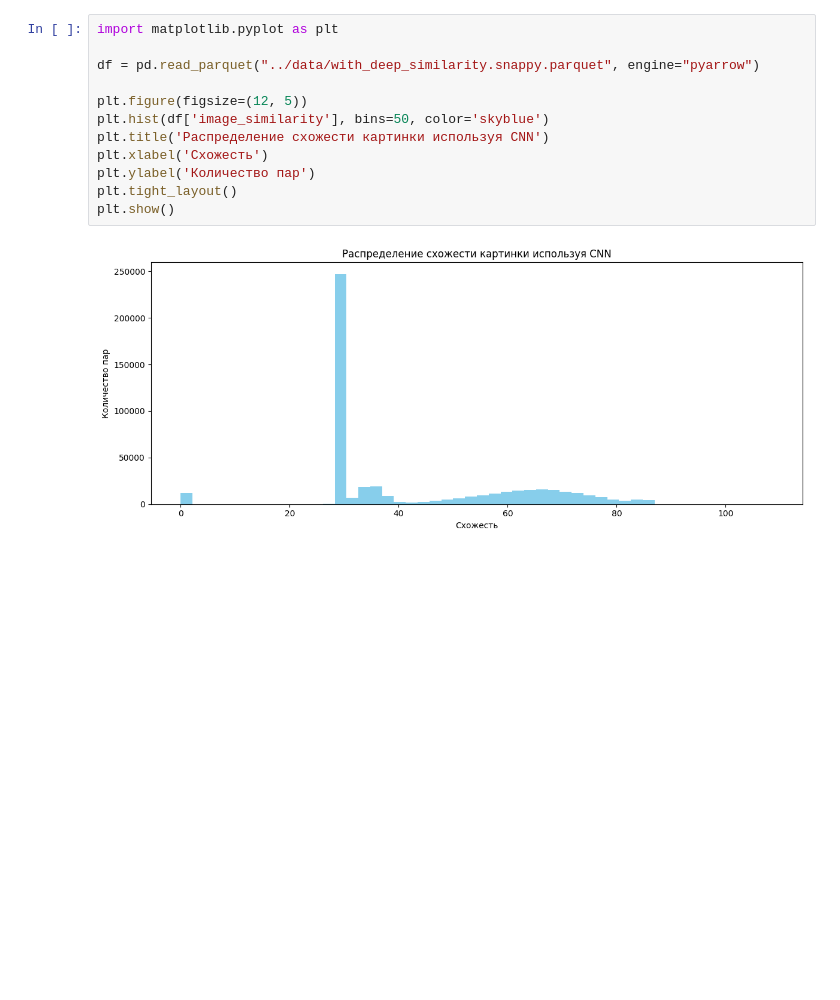
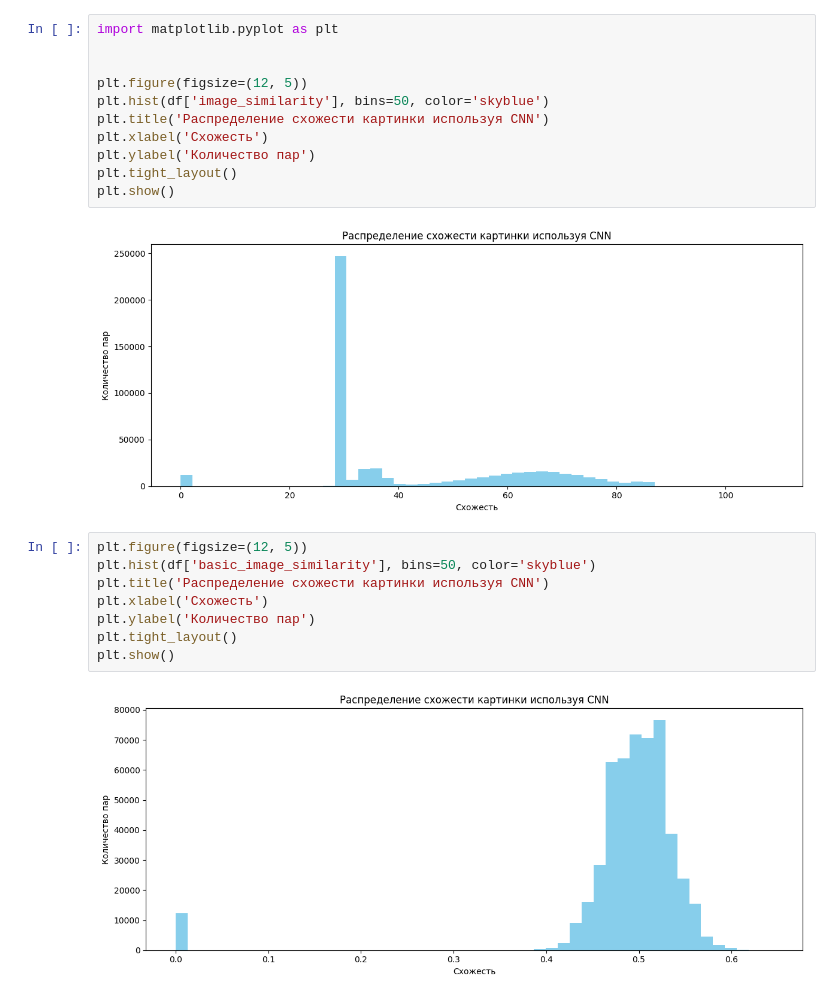
Before and after one commit to DzhamiliaFatkullina/AvitoDuplicateSearch, a Jupyter notebook: notebooks/01_image_simularity_calculation.ipynb, the cells around one changed output. Drawn from its saved outputs; the diff is of its cells as text; blank space fills up the shorter version.

```diff
--- a/notebooks/image_simularity_exploration.ipynb
+++ b/notebooks/01_image_simularity_calculation.ipynb
@@ -176,7 +166,6 @@ Missing files (74476):
 # %%
 import matplotlib.pyplot as plt
 
-df = pd.read_parquet("../data/with_deep_similarity.snappy.parquet", engine="pyarrow")
 
 plt.figure(figsize=(12, 5))
 plt.hist(df['image_similarity'], bins=50, color='skyblue')
@@ -187,3 +176,13 @@ plt.tight_layout()
 plt.show()
 # %% [output]
 [figure]
+# %%
+plt.figure(figsize=(12, 5))
+plt.hist(df['basic_image_similarity'], bins=50, color='skyblue')
+plt.title('Распределение схожести картинки используя CNN')
+plt.xlabel('Схожесть')
+plt.ylabel('Количество пар')
+plt.tight_layout()
+plt.show()
+# %% [output]
+[figure, added]
```
Also changed, not shown: parts of 4 cells of this notebook, 3 other files.
